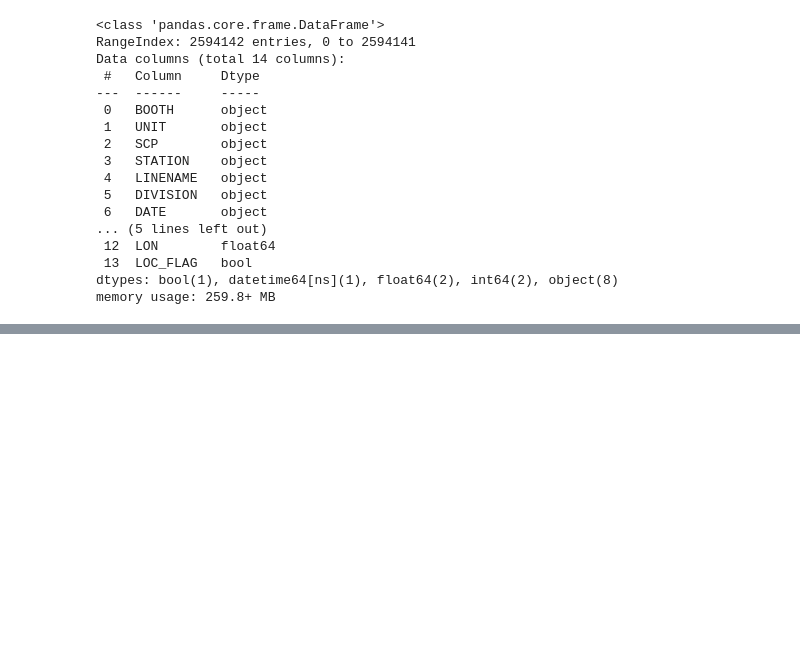
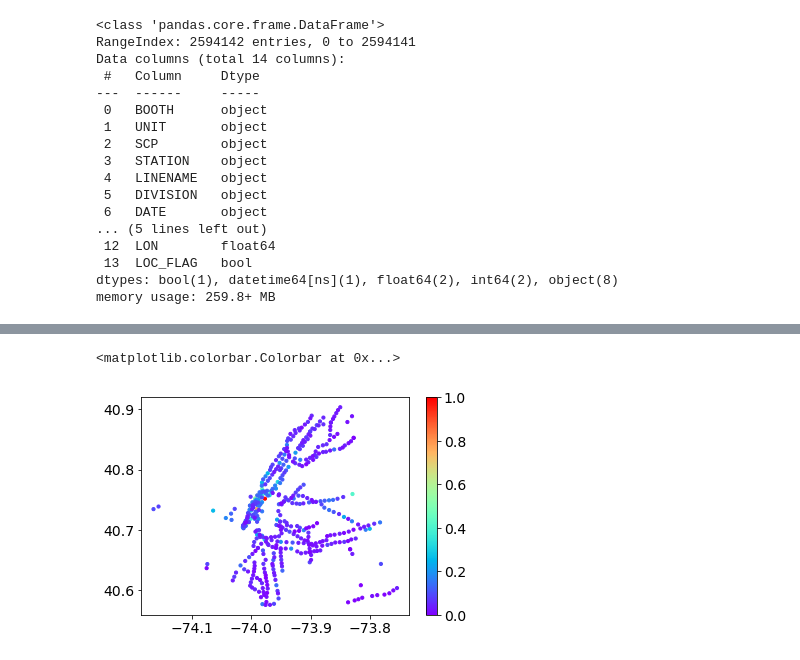
Before and after one commit to hmlewis-astro/mta_analysis, a Jupyter notebook: mta_heat.ipynb, the cells around one changed output, grey strips where cells are left out. Saved outputs shown, nothing was run; the diff lists cells and outputs as text; code cells hidden in the pictures; blank space fills up the shorter version.

```diff
--- a/mta_heat.ipynb
+++ b/mta_heat.ipynb
@@ -236,0 +309,10 @@ ZEREGA AV
+# %%
+# group unique stations (some stations have the same name, but are on different lines)
+# sum the hourly entries to get the total number of entries over the time period
+station_df = mta_df.groupby(['STATION','LINENAME'], as_index=False).agg({'DIVISION':'first', 'LAT':'first', 'LON':'first', 'LOC_FLAG':'first', 'HOURLY_ENTRIES':'sum'}).sort_values('HOURLY_ENTRIES', ascending=False)
+
+# rename the 'HOURLY_ENTRIES' column to 'NET_ENTRIES'
+station_df.rename(columns={'HOURLY_ENTRIES': 'NET_ENTRIES'}, inplace=True)
+
+# reset index so that index corresponds to ranked net entries
+station_df.reset_index(drop=True, inplace=True)
@@ -236,0 +343,8 @@ ZEREGA AV
+# %%
+plt.scatter(station_df['LON'], station_df['LAT'],
+            c=((station_df['NET_ENTRIES']-np.min(station_df['NET_ENTRIES']))/(np.max(station_df['NET_ENTRIES'])-np.min(station_df['NET_ENTRIES']))),
+            s=10, cmap='rainbow')
+plt.colorbar()
+# %% [output]
+<matplotlib.colorbar.Colorbar at 0x...>
+[figure, added]
```
Also changed, not shown: parts of 38 cells of this notebook, 2 other files.
